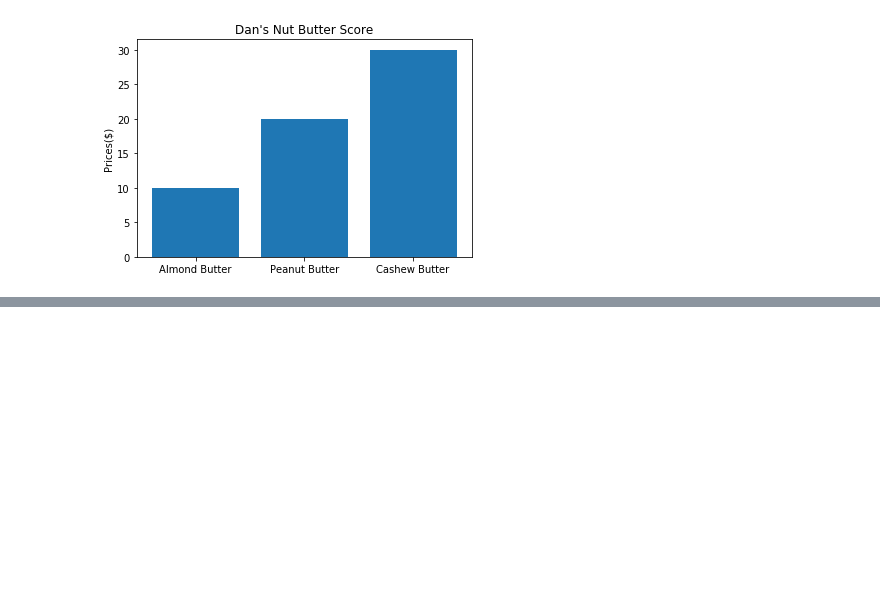
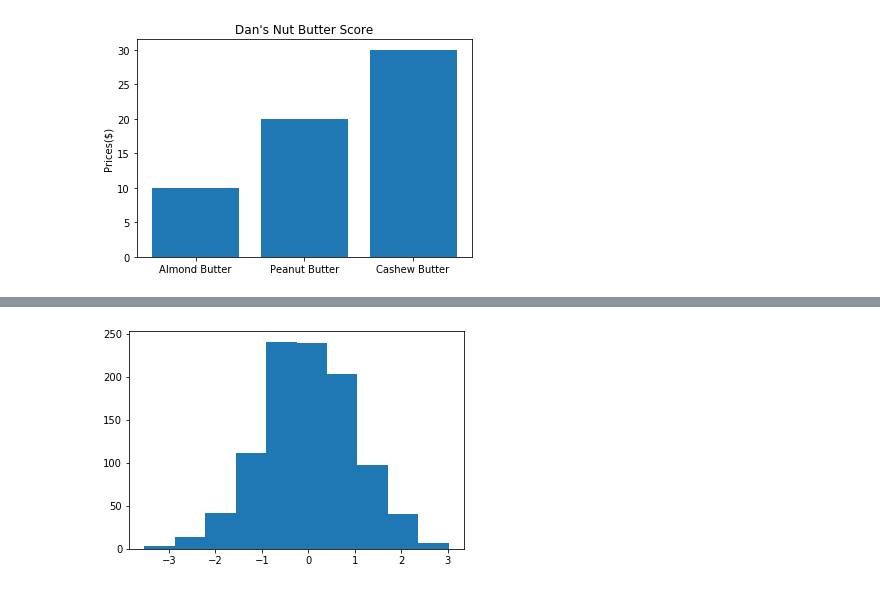
Before and after one commit to dulajkavinda/matplotlib-ML, a Jupyter notebook: matplotlib.ipynb, the cells around one changed output, grey strips where cells are left out. Drawn from its saved outputs; the diff is of its cells as text; code cells hidden in the pictures; blank space fills up the shorter version.

```diff
--- a/matplotlib.ipynb
+++ b/matplotlib.ipynb
@@ -134,0 +141,8 @@ ax.set(title="Dan's Nut Butter Score", ylabel="Prices($)");
+# %%
+# make data
+
+x = np.random.randn(1000)
+fig, ax = plt.subplots()
+ax.hist(x);
+# %% [output]
+[figure, added]
```
Also changed, not shown: parts of 3 cells of this notebook, 1 other file.
